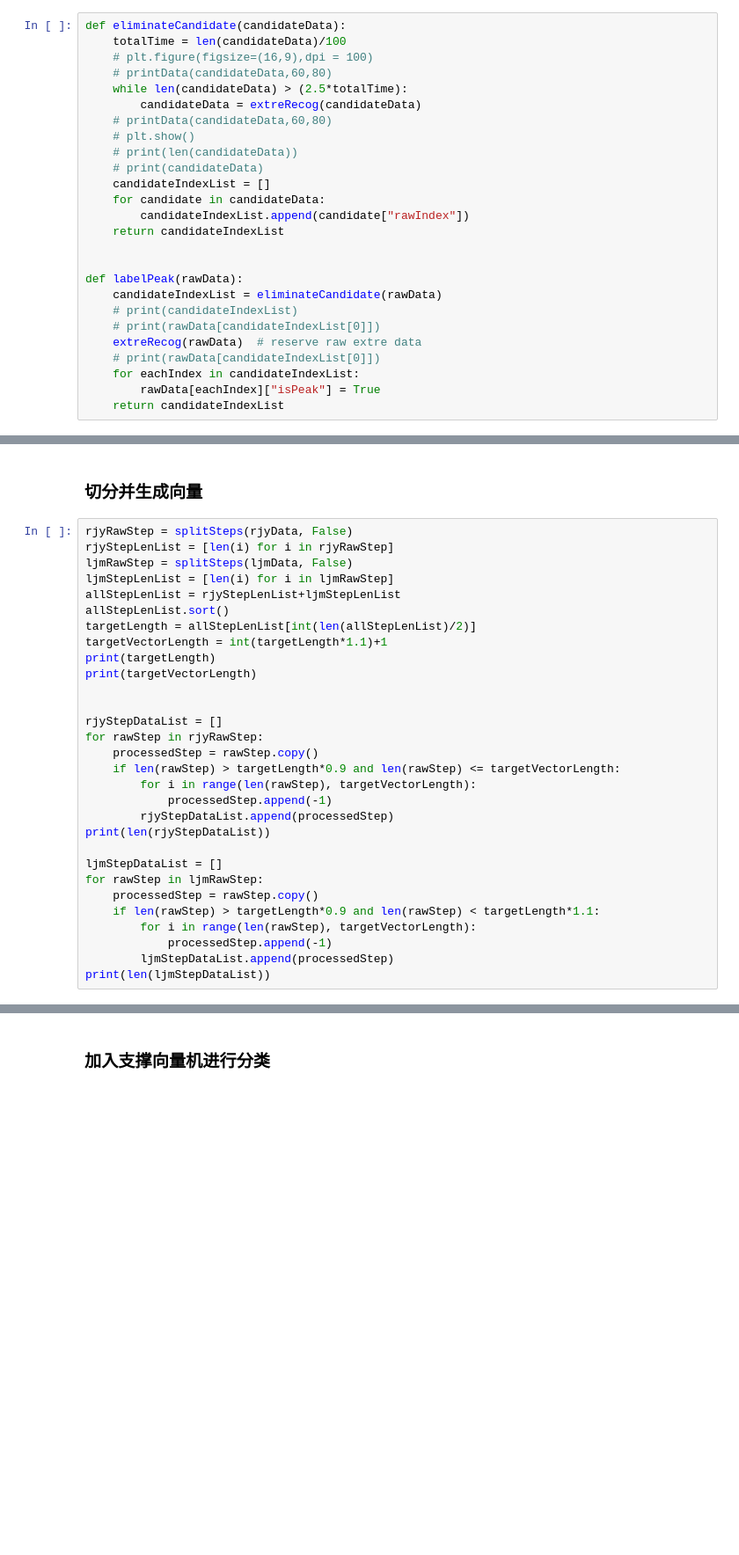
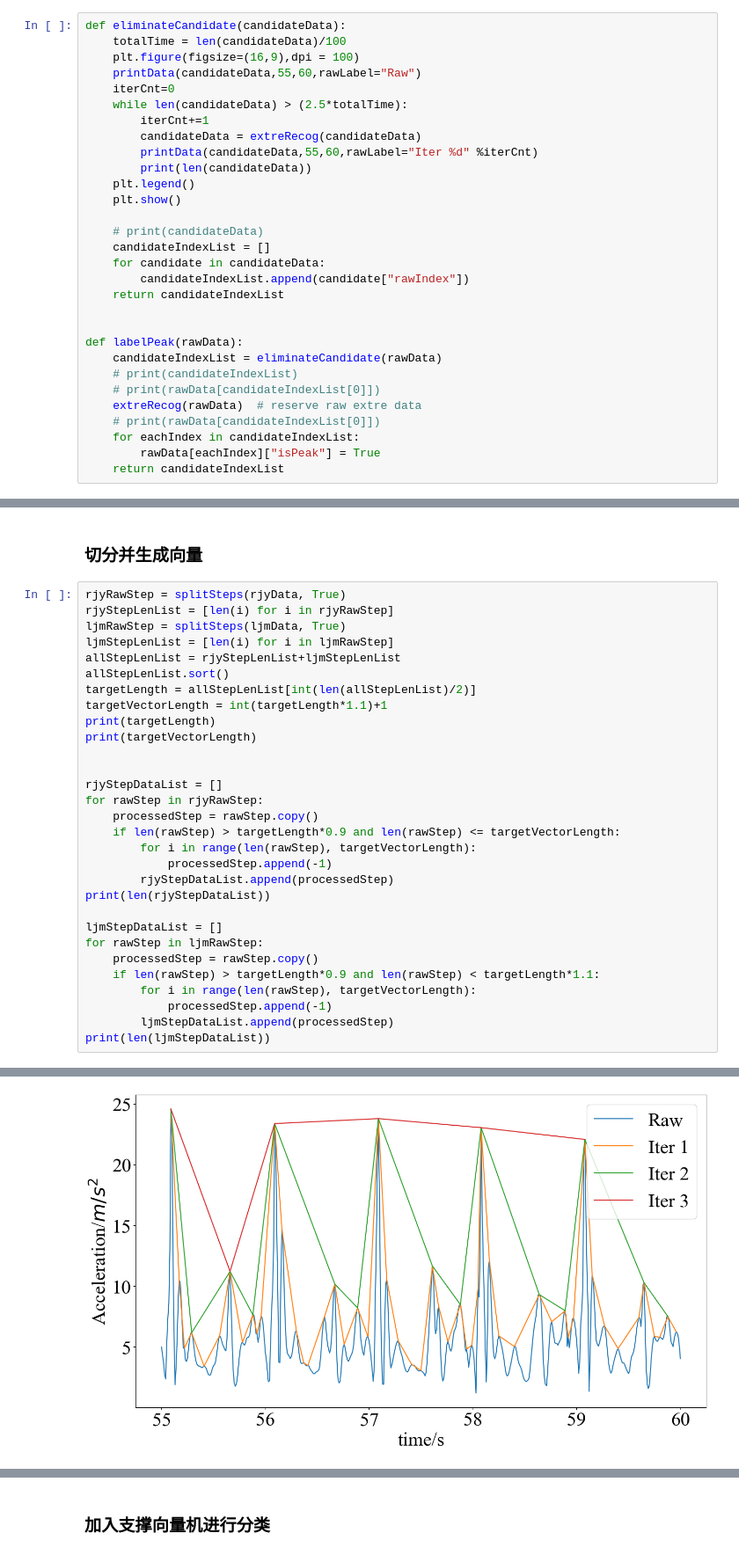
Before and after one commit to MilesPoupart/gait-recognition-with-accelerator, a Jupyter notebook: process.ipynb, the cells around one changed output, grey strips where cells are left out. Shown at 88% size. Drawn from its saved outputs; the diff is of its cells as text; blank space fills up the shorter version.

```diff
--- a/process.ipynb
+++ b/process.ipynb
@@ -151,13 +155,17 @@ def extreRecog(rawData):
 # %%
 def eliminateCandidate(candidateData):
     totalTime = len(candidateData)/100
-    # plt.figure(figsize=(16,9),dpi = 100)
-    # printData(candidateData,60,80)
+    plt.figure(figsize=(16,9),dpi = 100)
+    printData(candidateData,55,60,rawLabel="Raw")
+    iterCnt=0
     while len(candidateData) > (2.5*totalTime):
+        iterCnt+=1
         candidateData = extreRecog(candidateData)
-    # printData(candidateData,60,80)
-    # plt.show()
-    # print(len(candidateData))
+        printData(candidateData,55,60,rawLabel="Iter %d" %iterCnt)
+        print(len(candidateData))
+    plt.legend()
+    plt.show()
+
     # print(candidateData)
     candidateIndexList = []
     for candidate in candidateData:
@@ -318,9 +334,9 @@ print(indiList[-windowSize:])
 # %% [markdown]
 ### 切分并生成向量
 # %%
-rjyRawStep = splitSteps(rjyData, False)
+rjyRawStep = splitSteps(rjyData, True)
 rjyStepLenList = [len(i) for i in rjyRawStep]
-ljmRawStep = splitSteps(ljmData, False)
+ljmRawStep = splitSteps(ljmData, True)
 ljmStepLenList = [len(i) for i in ljmRawStep]
 allStepLenList = rjyStepLenList+ljmStepLenList
 allStepLenList.sort()
@@ -354,0 +370 @@ print(len(ljmStepDataList))
+[figure, added]
```
Also changed, not shown: parts of 10 cells of this notebook.
